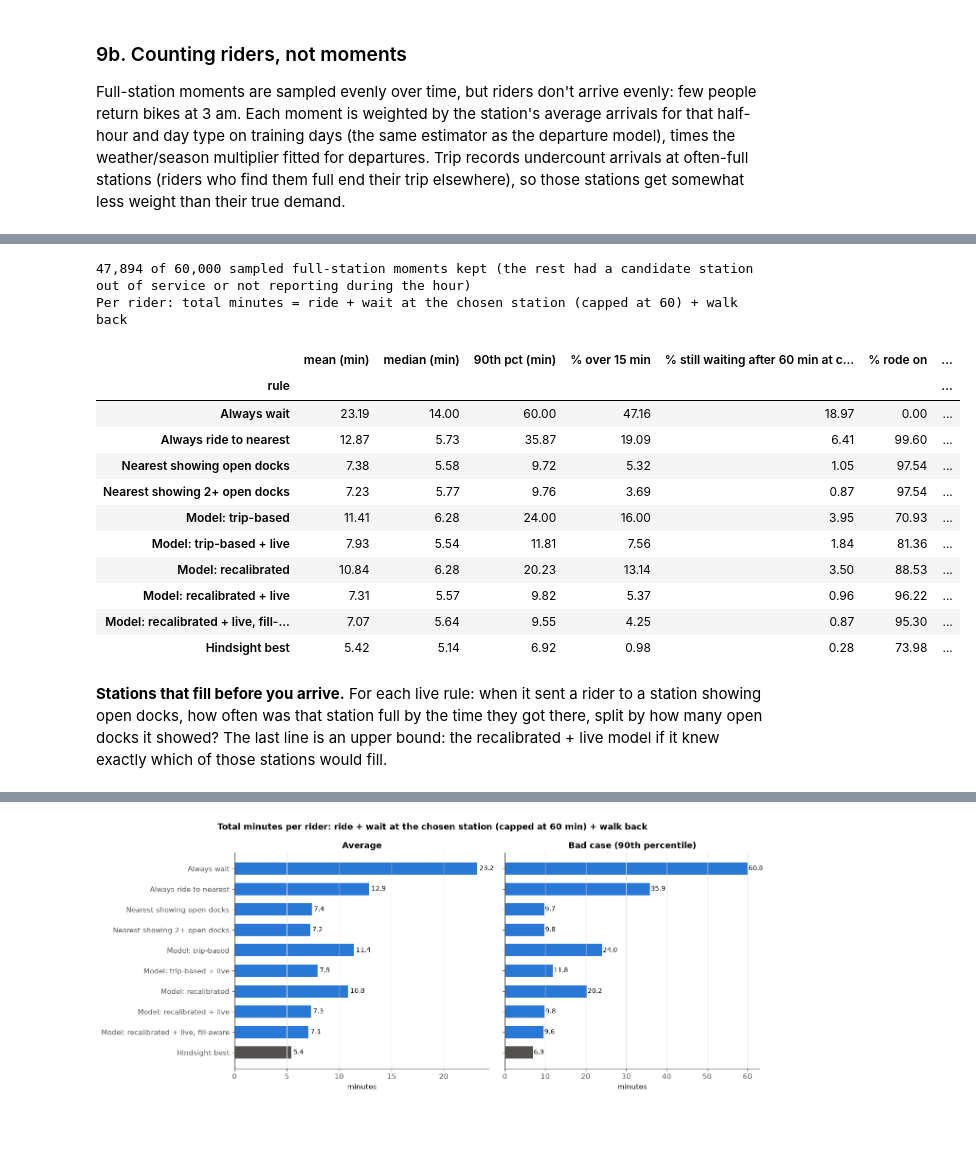
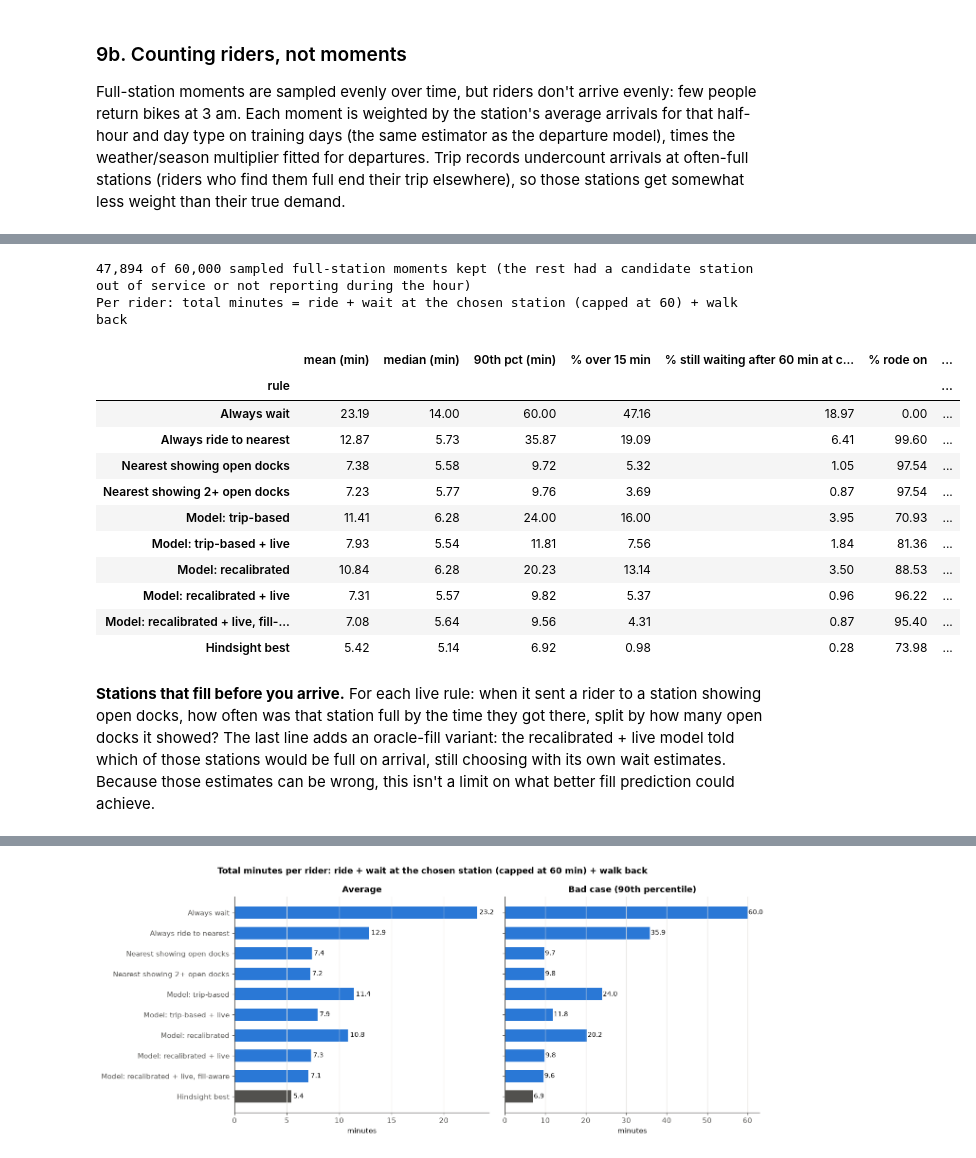
Before and after one commit to mzhou3299/citibike-demand-analysis-2024, a Jupyter notebook: Decision_model.ipynb, the cells around one changed output, grey strips where cells are left out. Cells and saved outputs as stored; diff of their text form; code cells hidden in the pictures; blank space fills up the shorter version.

```diff
--- a/Decision_model.ipynb
+++ b/Decision_model.ipynb
@@ -1404,7 +1430,9 @@ def replay_block(block, events):
     p_full = np.column_stack([np.ones(n), np.nan_to_num(neighbor_full_given_full[s0])])   # without live data (Section 9a)
     W_trip = wait_if_full(None, np.zeros(options.shape))
     W_recal_no_live = wait_if_full(recal_params_no_live, np.zeros(options.shape))
-    W_recal_live = wait_if_full(recal_params, elapsed_now + ride_min)
+    # A station full now is assumed to stay full during the ride. One showing open docks that is full on arrival
+    # is treated as having just filled (zero minutes full so far).
+    W_recal_live = wait_if_full(recal_params, np.where(full_now, elapsed_now + ride_min, 0))
     expected_cost = {
         "Model: trip-based": travel_min + p_full * W_trip,
         "Model: trip-based + live": travel_min + np.where(open_now, 0, W_trip),
@@ -1437,7 +1465,7 @@ def replay_block(block, events):
     detail = {"options": options, "exists": exists, "dist": dist, "ride_min": ride_min, "walk_min": walk_min,
               "real_wait": real_wait, "open_now": open_now, "expected_recal_live": expected_cost["Model: recalibrated + live"],
               "expected_fill_aware": expected_cost["Model: recalibrated + live, fill-aware"], "docks_now": docks_now,
-              "travel_min": travel_min, "W_recal_live": W_recal_live, "choice": np.column_stack([choice[p] for p in POLICIES])}
+              "travel_min": travel_min, "W_recal_live": W_recal_live, "p_fill": p_fill, "choice": np.column_stack([choice[p] for p in POLICIES])}
     return result[keep], {name: values[keep] for name, values in detail.items()}
 # %%
 replay_events = test_events.sample(min(N_REPLAY, len(test_events)), random_state=SEED)   # a uniform subsample stays uniform
@@ -1453,13 +1481,6 @@ for block_number, block in enumerate(test_blocks):   # not `b`: that name holds
 replay = pd.concat(replay_parts, ignore_index=True)
 print(f"{len(replay):,} of {len(replay_events):,} sampled full-station moments kept "
       f"(the rest had a candidate station out of service or not reporting during the hour)")
-
-
-def weighted_quantile(values, weights, q):
-    """The value below which a share q of the total weight falls."""
-    order = np.argsort(values)
-    cumulative = np.cumsum(weights[order]) / weights.sum()
-    return values[order][min(np.searchsorted(cumulative, q), len(values) - 1)]
 
 
 def summarize(replay, weights):
@@ -1473,37 +1494,37 @@ def summarize(replay, weights):
         rows.append({
             "rule": policy,
             "mean (min)": np.average(total, weights=w),
             "median (min)": weighted_quantile(total, w, 0.5),
             "90th pct (min)": weighted_quantile(total, w, 0.9),
             f"% over {LONG_WAIT_MIN} min": 100 * np.average(total > LONG_WAIT_MIN, weights=w),
             f"% still waiting after {MAX_WAIT_MIN} min at chosen station": 100 * np.average(replay["unresolved: " + policy].to_numpy(), weights=w),
             "% rode on": 100 * np.average(replay["moved: " + policy].to_numpy(), weights=w),
             "mean minutes lost vs hindsight": np.average(total - best, weights=w),
         })
     return pd.DataFrame(rows).set_index("rule").round(2)
 
 
 decision_summary = summarize(replay, replay.rider_weight)                  # main result: per rider
 decision_summary_by_moment = summarize(replay, np.ones(len(replay)))       # every full-station moment counts the same
 print(f"Per rider: total minutes = ride + wait at the chosen station (capped at {MAX_WAIT_MIN}) + walk back")
 decision_summary
 # %% [output]
 47,894 of 60,000 sampled full-station moments kept (the rest had a candidate station out of service or not reporting during the hour)
 Per rider: total minutes = ride + wait at the chosen station (capped at 60) + walk back
 |  | mean (min) | median (min) | 90th pct (min) | % over 15 min | % still waiting after 60 min at c... | % rode on | ... |
 | rule |  |  |  |  |  |  | ... |
 | Always wait | 23.19 | 14.00 | 60.00 | 47.16 | 18.97 | 0.00 | ... |
 | Always ride to nearest | 12.87 | 5.73 | 35.87 | 19.09 | 6.41 | 99.60 | ... |
 | Nearest showing open docks | 7.38 | 5.58 | 9.72 | 5.32 | 1.05 | 97.54 | ... |
 | Nearest showing 2+ open docks | 7.23 | 5.77 | 9.76 | 3.69 | 0.87 | 97.54 | ... |
 | Model: trip-based | 11.41 | 6.28 | 24.00 | 16.00 | 3.95 | 70.93 | ... |
 | Model: trip-based + live | 7.93 | 5.54 | 11.81 | 7.56 | 1.84 | 81.36 | ... |
 | Model: recalibrated | 10.84 | 6.28 | 20.23 | 13.14 | 3.50 | 88.53 | ... |
 | Model: recalibrated + live | 7.31 | 5.57 | 9.82 | 5.37 | 0.96 | 96.22 | ... |
-| Model: recalibrated + live, fill-... | 7.07 | 5.64 | 9.55 | 4.25 | 0.87 | 95.30 | ... |
+| Model: recalibrated + live, fill-... | 7.08 | 5.64 | 9.56 | 4.31 | 0.87 | 95.40 | ... |
 | Hindsight best | 5.42 | 5.14 | 6.92 | 0.98 | 0.28 | 73.98 | ... |
 # %% [markdown]
-**Stations that fill before you arrive.** For each live rule: when it sent a rider to a station showing open docks, how often was that station full by the time they got there, split by how many open docks it showed? The last line is an upper bound: the recalibrated + live model if it knew exactly which of those stations would fill.
+**Stations that fill before you arrive.** For each live rule: when it sent a rider to a station showing open docks, how often was that station full by the time they got there, split by how many open docks it showed? The last line adds an oracle-fill variant: the recalibrated + live model told which of those stations would be full on arrival, still choosing with its own wait estimates. Because those estimates can be wrong, this isn't a limit on what better fill prediction could achieve.
 # %%
 detail = {name: np.concatenate([d[name] for d in replay_details]) for name in replay_details[0]}
 w = replay.rider_weight.to_numpy()
```
Also changed, not shown: parts of 12 cells of this notebook, 2 other files.
